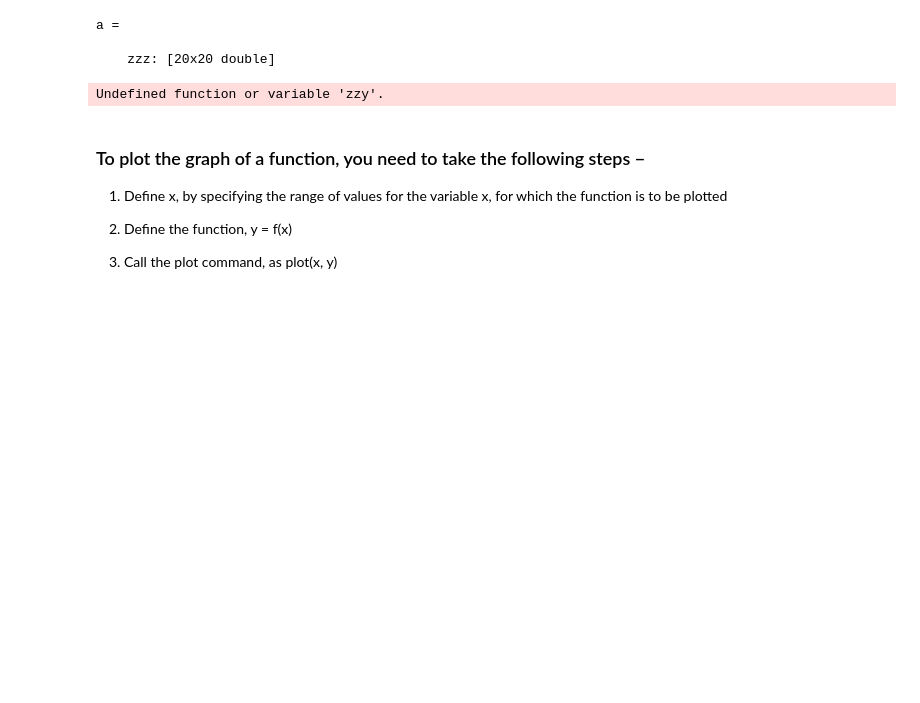
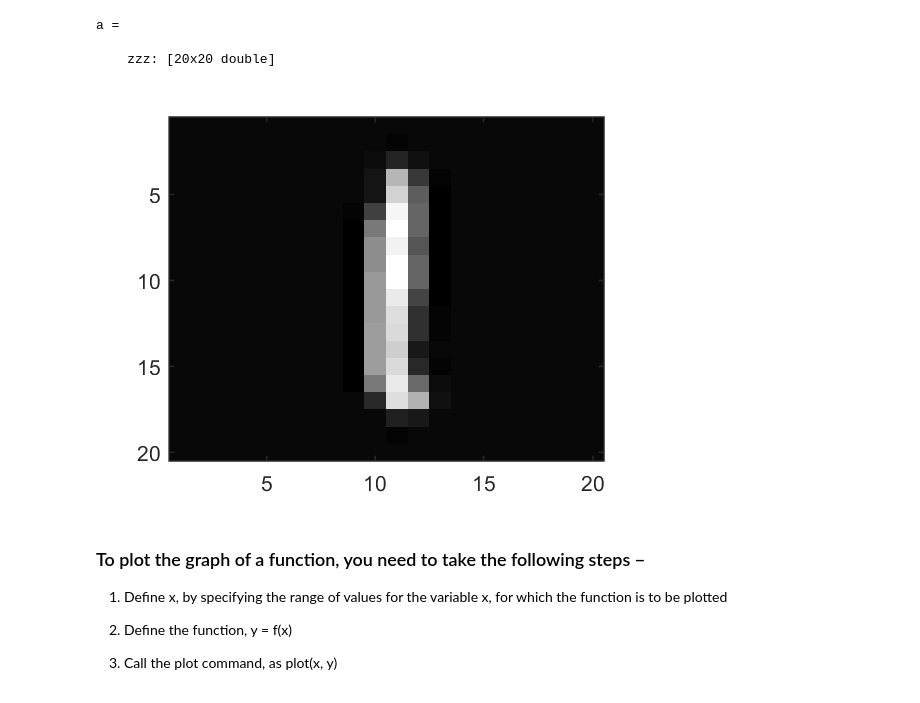
Before and after one commit to aditya95sriram/octave_tut, a Jupyter notebook: Sanket.ipynb, the cells around one changed output. Cells and saved outputs as stored; diff of their text form; code cells hidden in the pictures; blank space fills up the shorter version.

Commit message:
added visualizing matrix  (Debug)

```diff
--- a/Sanket.ipynb
+++ b/Sanket.ipynb
@@ -34,10 +34,10 @@ a =
     zzz: [20x20 double]
 # %%
 a = load('one');
-imagesc(on);
+imagesc(a.zzy);
 colormap((gray));
 # %% [output]
-Undefined function or variable 'zzy'.
+[figure, added]
 # %% [markdown]
 ### To plot the graph of a function, you need to take the following steps −
 
```
